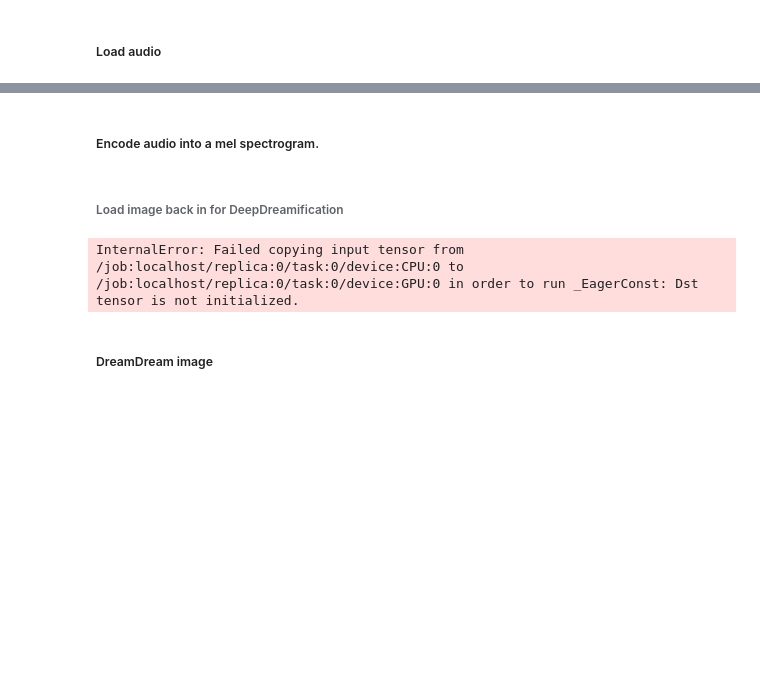
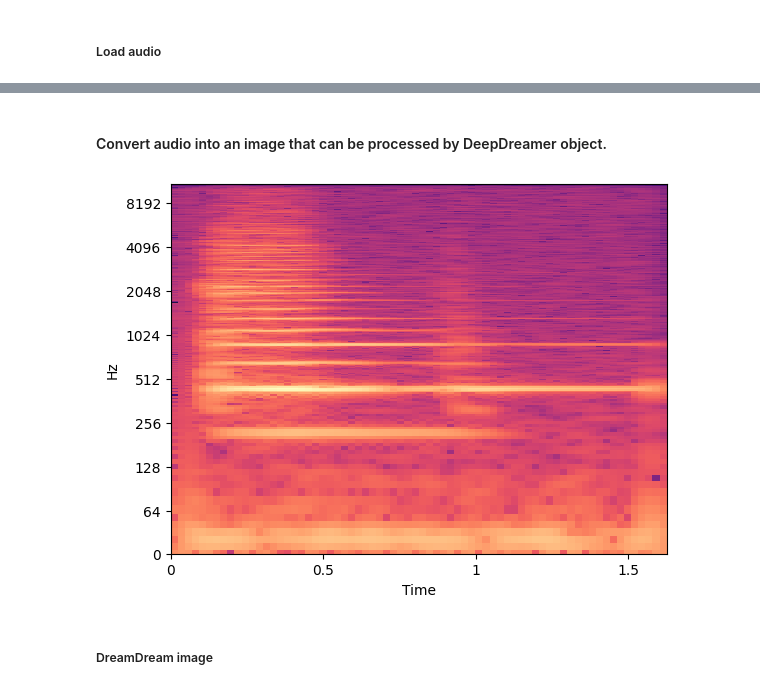
Before and after one commit to wammy19/auditory-deep-dreamer, a Jupyter notebook: jupyter-notebooks/4_deep_dream_spectrogram.ipynb, the cells around one changed output, grey strips where cells are left out. Drawn from its saved outputs; the diff is of its cells as text; code cells hidden in the pictures; blank space fills up the shorter version.

Commit message:
Completed running audio through DeepDreamer

```diff
--- a/jupyter-notebooks/4_deep_dream_spectrogram.ipynb
+++ b/jupyter-notebooks/4_deep_dream_spectrogram.ipynb
@@ -20,5 +28,3 @@ sample, _ = librosa.load(f'{PATH_TO_AUDIO}/violin.wav', mono=True)  # type: np.n
 display_audio_player(sample)
 # %% [output]
 [interactive output not drawn]
-# %% [markdown]
-##### Encode audio into a mel spectrogram.
@@ -33,11 +31,34 @@ encoded_sample: np.ndarray = melspectrogram(
-# %% [markdown]
-###### Load image back in for DeepDreamification
-# %%
-# Downsizing the image makes it easier to work with.
-original_img: np.array = open_image_as_np_array(f'{PATH_TO_IMAGES}/mazzy.png', max_dim=600)
-base_shape: Tensor = tf.shape(original_img)[:-1]  # Original size of image shape, used to resize final deepdream.
-# %% [output]
-InternalError: Failed copying input tensor from /job:localhost/replica:0/task:0/device:CPU:0 to /job:localhost/replica:0/task:0/device:GPU:0 in order to run _EagerConst: Dst tensor is not initialized.
+# %% [markdown]
+#### Convert audio into an image that can be processed by DeepDreamer object.
+# %%
+# This block of code is not my code.
+# Source: https://github.com/markostam/audio-deepdream-tf/blob/master/deep_audio_dreams.ipynb
+
+hop = 256
+y_stft = librosa.core.stft(sample, n_fft=consts.NUM_FFT, hop_length=hop, center=True)
+
+# Separate the magnitude and phase
+y_stft_mag1, y_stft_ang = librosa.magphase(y_stft)
+
+# Scale the spectrogram such that its values correspond to 0-255 (16-bit rgb amplitude)
+nonlin = 1.0 / 8.0
+
+y_stft_mag = np.power(y_stft_mag1, nonlin)
+y_stft_mag = np.flipud((1 - y_stft_mag / y_stft_mag.max()))
+y_stft_mag_rgb = np.zeros([y_stft_mag.shape[0], y_stft_mag.shape[1], 3])
+y_stft_mag_rgb[:, :, 0] = y_stft_mag
+y_stft_mag_rgb[:, :, 1] = y_stft_mag
+y_stft_mag_rgb[:, :, 2] = y_stft_mag
+
+img = 255 * y_stft_mag_rgb
+
+# Show original audio log magnitude spectrogram
+librosa.display.specshow(data=np.log(np.abs(y_stft_mag1)), sr=consts.SAMPLE_RATE, x_axis='time', y_axis='log')
+base_shape: Tensor = tf.shape(img)[:-1]  # Original size of image shape, used to resize final deepdream.
+
+plt.show()
+# %% [output]
+[figure, added]
 # %% [markdown]
 ##### DreamDream image
 # %%
```
Also changed, not shown: parts of 8 cells of this notebook, 2 other files.
